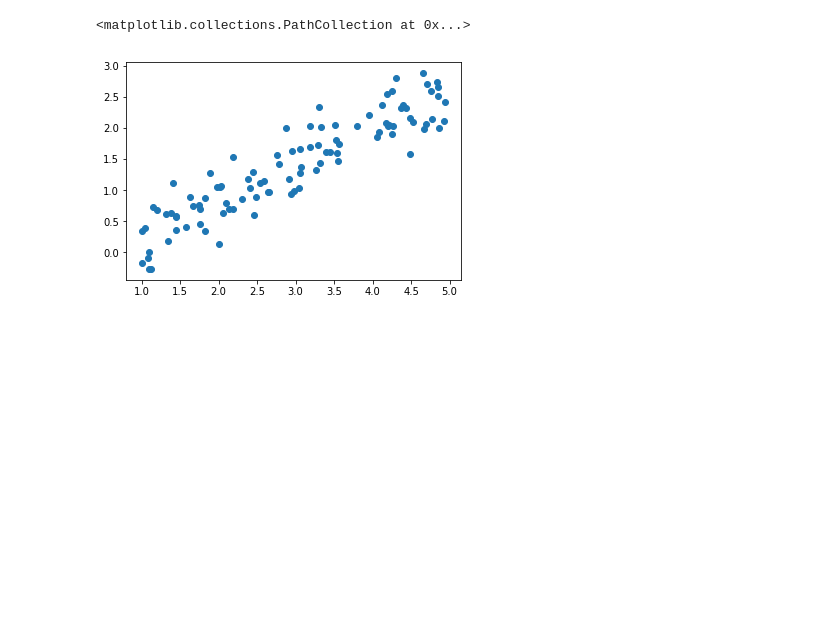
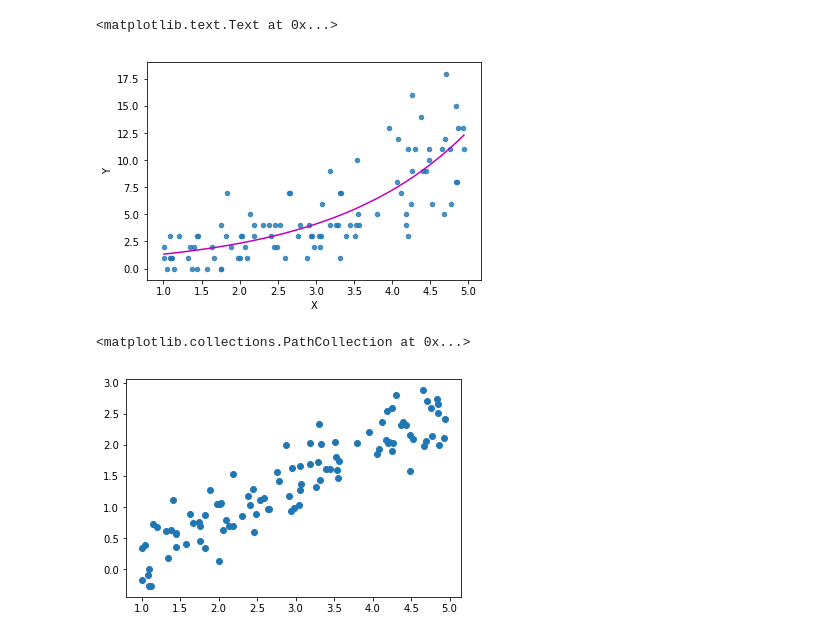
Before and after one commit to kidaufo/StatisticalModeling, a Jupyter notebook: PoissonRegression.ipynb, the cells around one changed output. Drawn from its saved outputs; the diff is of its cells as text; code cells hidden in the pictures; blank space fills up the shorter version.

```diff
--- a/PoissonRegression.ipynb
+++ b/PoissonRegression.ipynb
@@ -1,3 +1,36 @@
+# %%
+import numpy as np
+from numpy.random import uniform, normal, poisson, binomial
+import matplotlib.pyplot as plt
+import statsmodels.api as sm
+%matplotlib inline
+
+np.random.seed(5)
+n_sample = 100
+a = 0.6
+b = -0.4
+
+x = uniform(1, 5, size=n_sample)
+mu = np.exp(a * x + b)
+y = poisson(mu)
+
+exog, endog = sm.add_constant(x), y
+
+import statsmodels.api as sm
+mod = sm.GLM(endog, exog, family=sm.families.Poisson(link=sm.families.links.log))
+res = mod.fit()
+
+y_pred = res.predict(exog)
+
+idx = x.argsort()
+x_ord, y_pred_ord = x[idx], y_pred[idx]
+plt.plot(x_ord, y_pred_ord, color='m')
+plt.scatter(x, y,  s=20, alpha=0.8)
+plt.xlabel("X")
+plt.ylabel("Y")
+# %% [output]
+<matplotlib.text.Text at 0x...>
+[figure, added]
 # %%
 import numpy as np
 from numpy.random import uniform, normal, poisson, binomial
```
Also changed, not shown: parts of 7 cells of this notebook.
